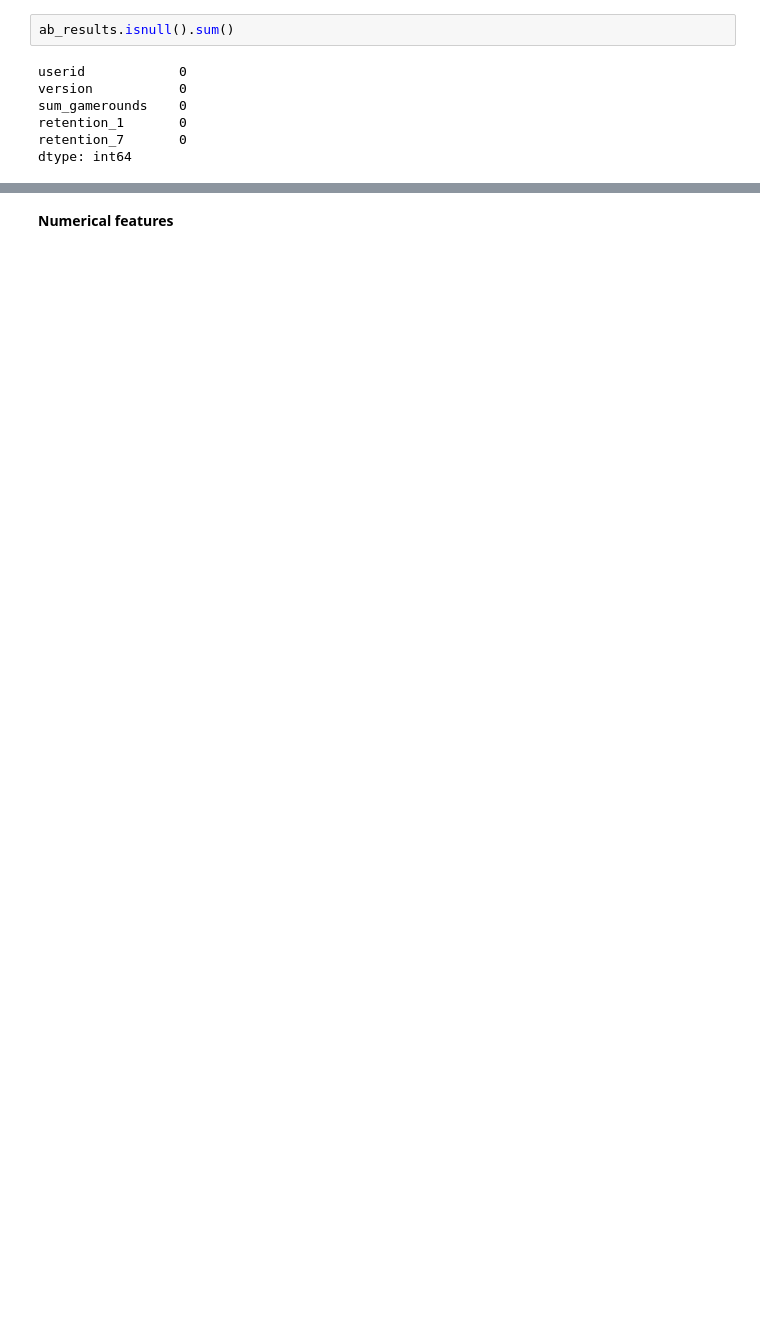
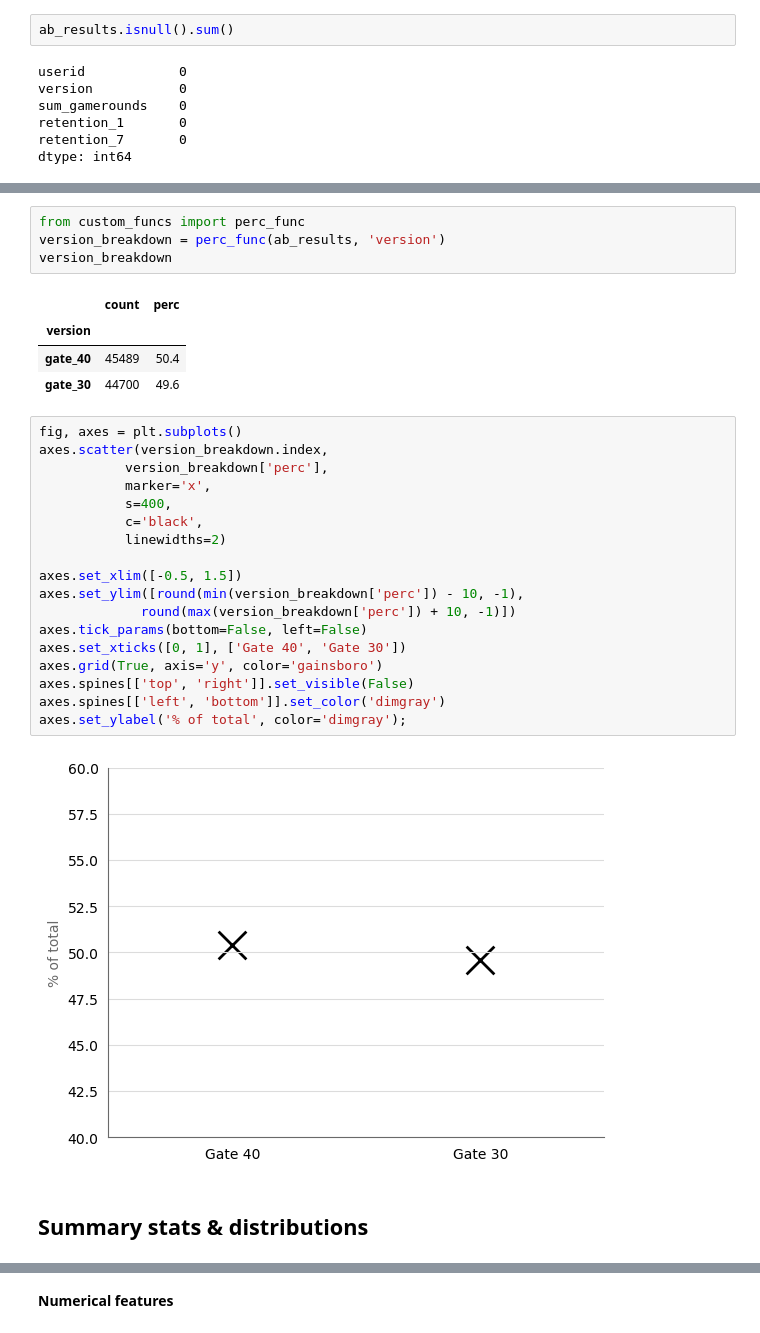
Before and after one commit to earth1987/ab-testing-cookie-cats, a Jupyter notebook: notebooks/ab_test.ipynb, the cells around one changed output, grey strips where cells are left out. Cells and saved outputs as stored; diff of their text form; blank space fills up the shorter version.

```diff
--- a/notebooks/ab_test.ipynb
+++ b/notebooks/ab_test.ipynb
@@ -92,0 +86,31 @@ def summarise_data(df, column):
+# %%
+from custom_funcs import perc_func
+version_breakdown = perc_func(ab_results, 'version')
+version_breakdown
+# %% [output]
+|  | count | perc |
+| version |  |  |
+| gate_40 | 45489 | 50.4 |
+| gate_30 | 44700 | 49.6 |
+# %%
+fig, axes = plt.subplots()
+axes.scatter(version_breakdown.index,
+           version_breakdown['perc'],
+           marker='x',
+           s=400,
+           c='black',
+           linewidths=2)
+
+axes.set_xlim([-0.5, 1.5])
+axes.set_ylim([round(min(version_breakdown['perc']) - 10, -1),
+             round(max(version_breakdown['perc']) + 10, -1)])
+axes.tick_params(bottom=False, left=False)
+axes.set_xticks([0, 1], ['Gate 40', 'Gate 30'])
+axes.grid(True, axis='y', color='gainsboro')
+axes.spines[['top', 'right']].set_visible(False)
+axes.spines[['left', 'bottom']].set_color('dimgray')
+axes.set_ylabel('% of total', color='dimgray');
+# %% [output]
+[figure, added]
+# %% [markdown]
+## Summary stats & distributions
```
Also changed, not shown: parts of 50 cells of this notebook, 1 other file.
